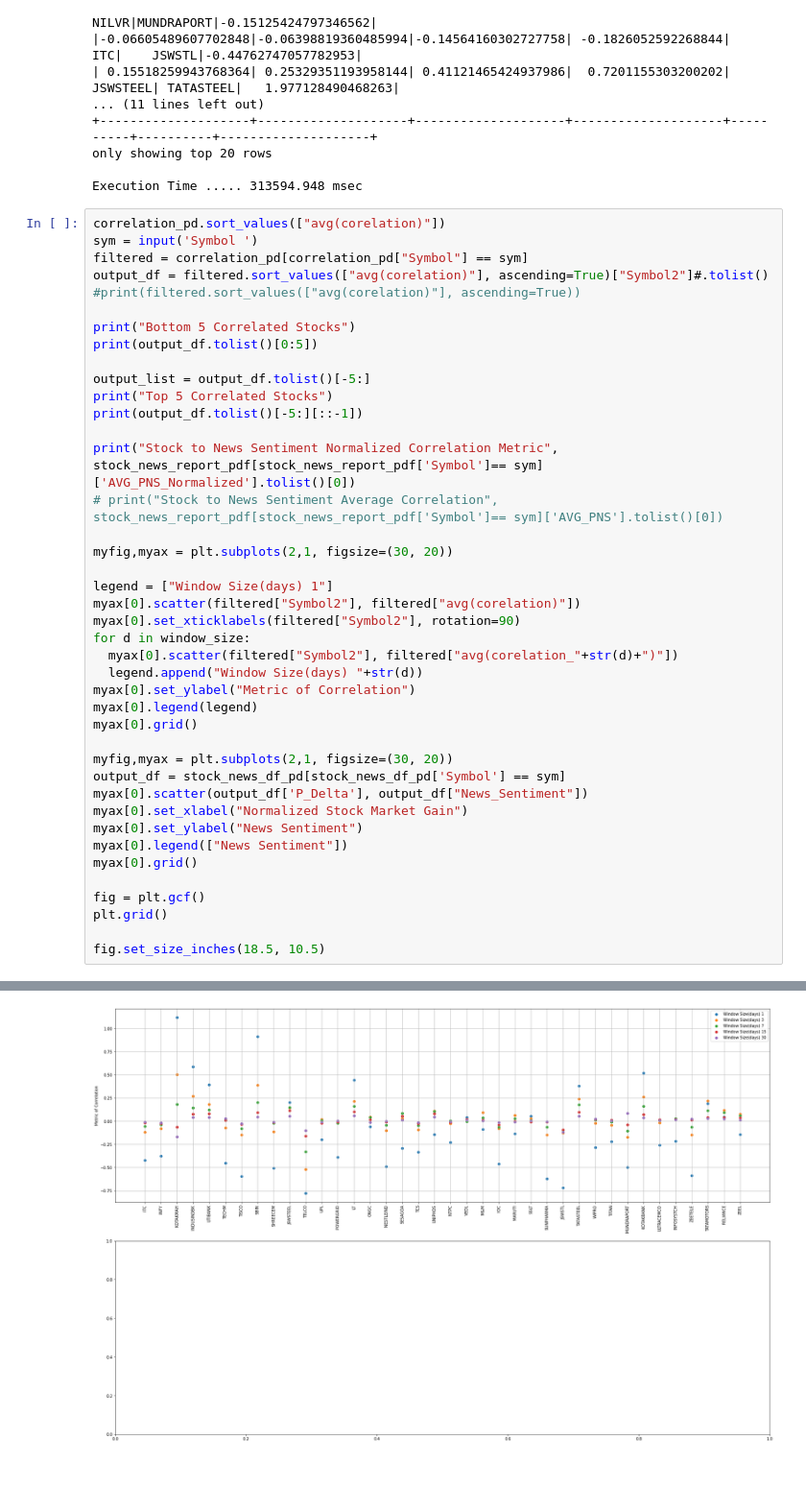
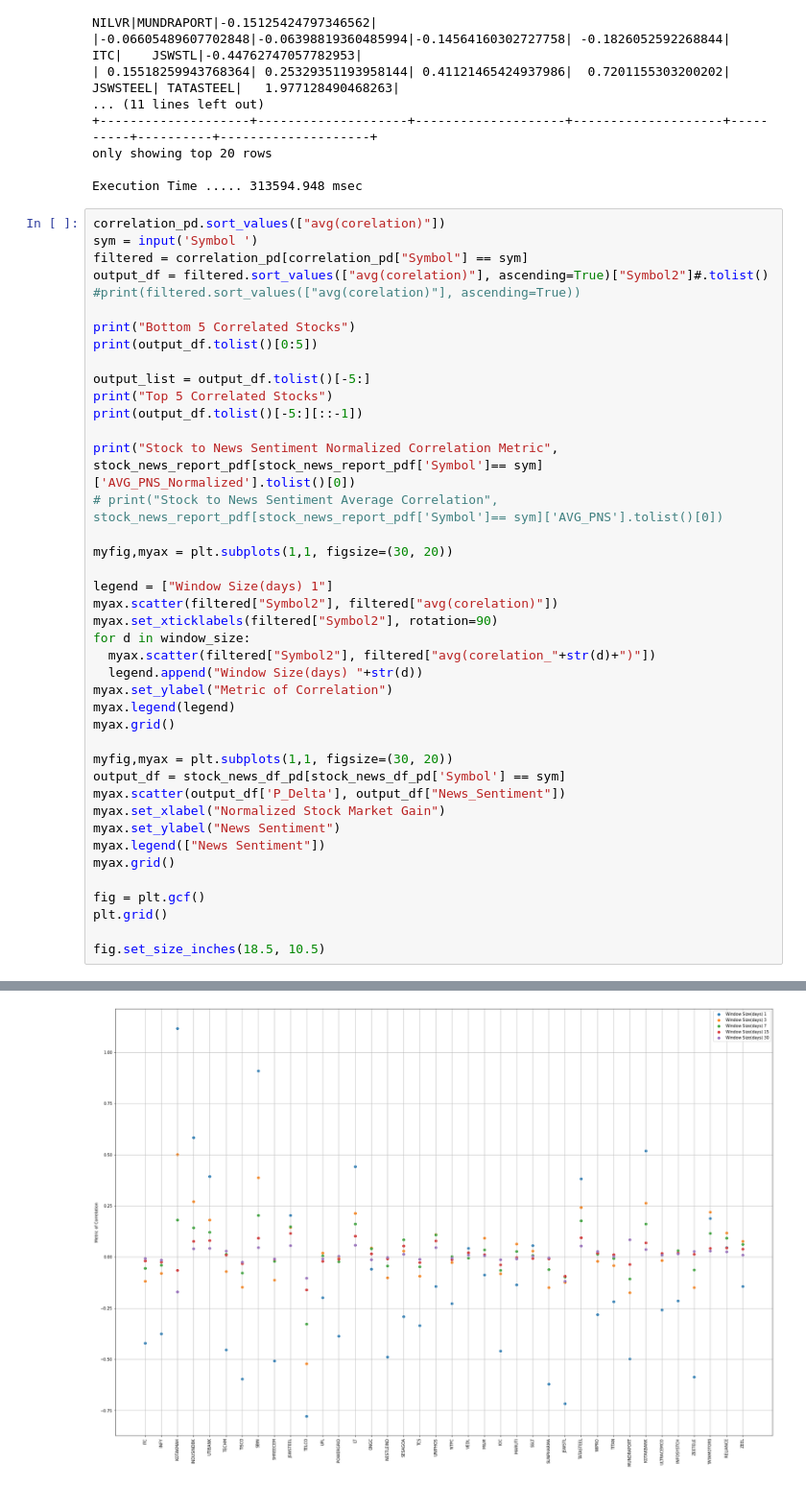
Before and after one commit to ramprasad-nnr/Sentiment_On_Stock, a Jupyter notebook: Demo_Project_Main.ipynb, the cells around one changed output, grey strips where cells are left out. Shown at 96% size. Drawn from its saved outputs; the diff is of its cells as text.

```diff
--- a/Demo_Project_Main.ipynb
+++ b/Demo_Project_Main.ipynb
@@ -424,44 +424,44 @@ output_df = filtered.sort_values(["avg(corelation)"], ascending=True)["Symbol2"]
 #print(filtered.sort_values(["avg(corelation)"], ascending=True))
 
 print("Bottom 5 Correlated Stocks")
 print(output_df.tolist()[0:5])
 
 output_list = output_df.tolist()[-5:]
 print("Top 5 Correlated Stocks")
 print(output_df.tolist()[-5:][::-1])
 
 print("Stock to News Sentiment Normalized Correlation Metric", stock_news_report_pdf[stock_news_report_pdf['Symbol']== sym]['AVG_PNS_Normalized'].tolist()[0])
 # print("Stock to News Sentiment Average Correlation", stock_news_report_pdf[stock_news_report_pdf['Symbol']== sym]['AVG_PNS'].tolist()[0])
 
-myfig,myax = plt.subplots(2,1, figsize=(30, 20))
+myfig,myax = plt.subplots(1,1, figsize=(30, 20))
 
 legend = ["Window Size(days) 1"]
-myax[0].scatter(filtered["Symbol2"], filtered["avg(corelation)"])
-myax[0].set_xticklabels(filtered["Symbol2"], rotation=90)
+myax.scatter(filtered["Symbol2"], filtered["avg(corelation)"])
+myax.set_xticklabels(filtered["Symbol2"], rotation=90)
 for d in window_size:
-  myax[0].scatter(filtered["Symbol2"], filtered["avg(corelation_"+str(d)+")"])
+  myax.scatter(filtered["Symbol2"], filtered["avg(corelation_"+str(d)+")"])
   legend.append("Window Size(days) "+str(d))
-myax[0].set_ylabel("Metric of Correlation")
-myax[0].legend(legend)
-myax[0].grid()
+myax.set_ylabel("Metric of Correlation")
+myax.legend(legend)
+myax.grid()
 
-myfig,myax = plt.subplots(2,1, figsize=(30, 20))
+myfig,myax = plt.subplots(1,1, figsize=(30, 20))
 output_df = stock_news_df_pd[stock_news_df_pd['Symbol'] == sym]
-myax[0].scatter(output_df['P_Delta'], output_df["News_Sentiment"])
-myax[0].set_xlabel("Normalized Stock Market Gain")
-myax[0].set_ylabel("News Sentiment")
-myax[0].legend(["News Sentiment"])
-myax[0].grid()
+myax.scatter(output_df['P_Delta'], output_df["News_Sentiment"])
+myax.set_xlabel("Normalized Stock Market Gain")
+myax.set_ylabel("News Sentiment")
+myax.legend(["News Sentiment"])
+myax.grid()
 
 fig = plt.gcf()
 plt.grid()
 
 fig.set_size_inches(18.5, 10.5)
 # %% [output]
 Symbol ICICIBANK
 Bottom 5 Correlated Stocks
 ['TELCO', 'JSWSTL', 'SUNPHARMA', 'TISCO', 'ZEETELE']
 Top 5 Correlated Stocks
 ['KOTAKMAH', 'SBIN', 'INDUSINDBK', 'KOTAKBANK', 'LT']
 Stock to News Sentiment Normalized Correlation Metric 0.4774093168496217
-[figure, old version]
+[figure, new version]
```
Also changed, not shown: parts of 1 cell of this notebook.
